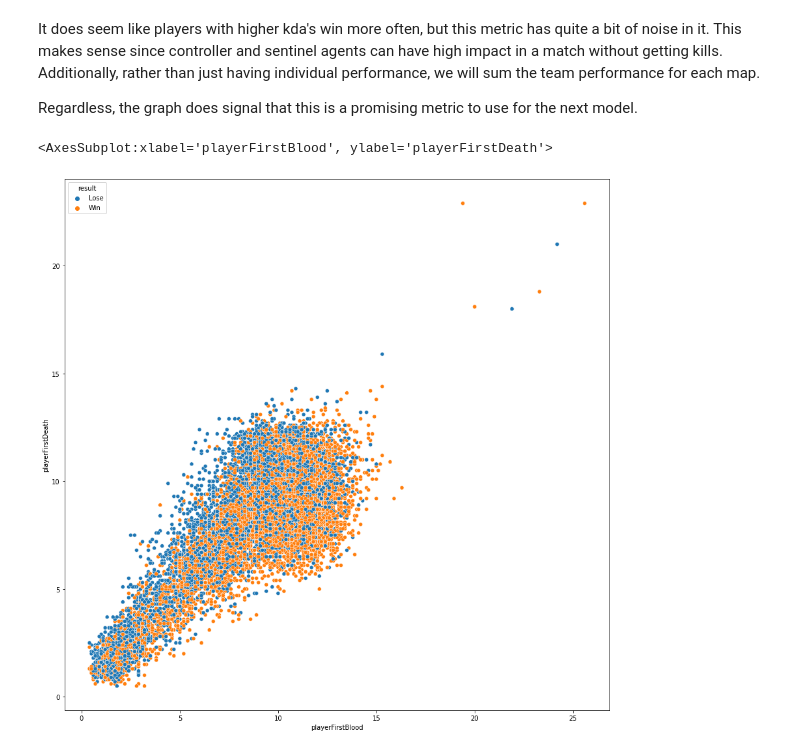
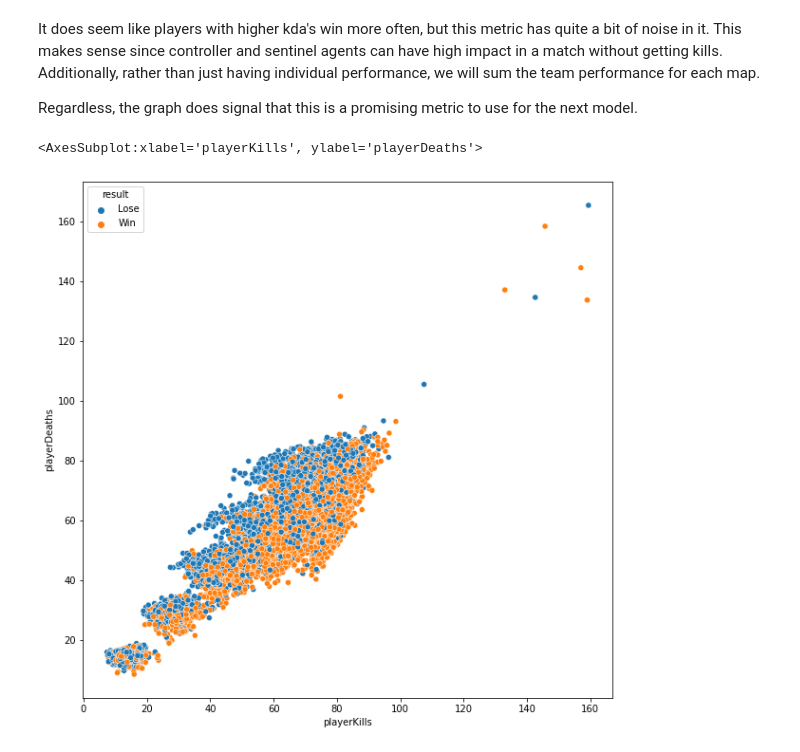
Before and after one commit to timothyliutl/ValorantData, a Jupyter notebook: valorantstats.ipynb, the cells around one changed output. Cells and saved outputs as stored; diff of their text form; code cells hidden in the pictures.

Commit message:
improved the model by about 10%, but data could be incorrect

```diff
--- a/valorantstats.ipynb
+++ b/valorantstats.ipynb
@@ -103,7 +104,7 @@ teamAVG = teamAVG.drop(['playerName', 'Unnamed: 0', 'playerAgent'], 1).drop_dupl
-# %%
-#graphs of team averages
-plt.figure(figsize=(15,15))
-sns.scatterplot(data=teamAVG, x='playerFirstBlood', y='playerFirstDeath', hue='result')
-# %% [output]
-<AxesSubplot:xlabel='playerFirstBlood', ylabel='playerFirstDeath'>
-[figure, removed]
+# %%
+plt.figure(figsize=(10,10))
+sns.scatterplot(data=teamAVG, x='playerKills', y='playerDeaths', hue='result')
+#graph of team 5 game rolling average kills and deaths
+# %% [output]
+<AxesSubplot:xlabel='playerKills', ylabel='playerDeaths'>
+[figure, added]
```
Also changed, not shown: parts of 6 cells of this notebook, 2 other files.
